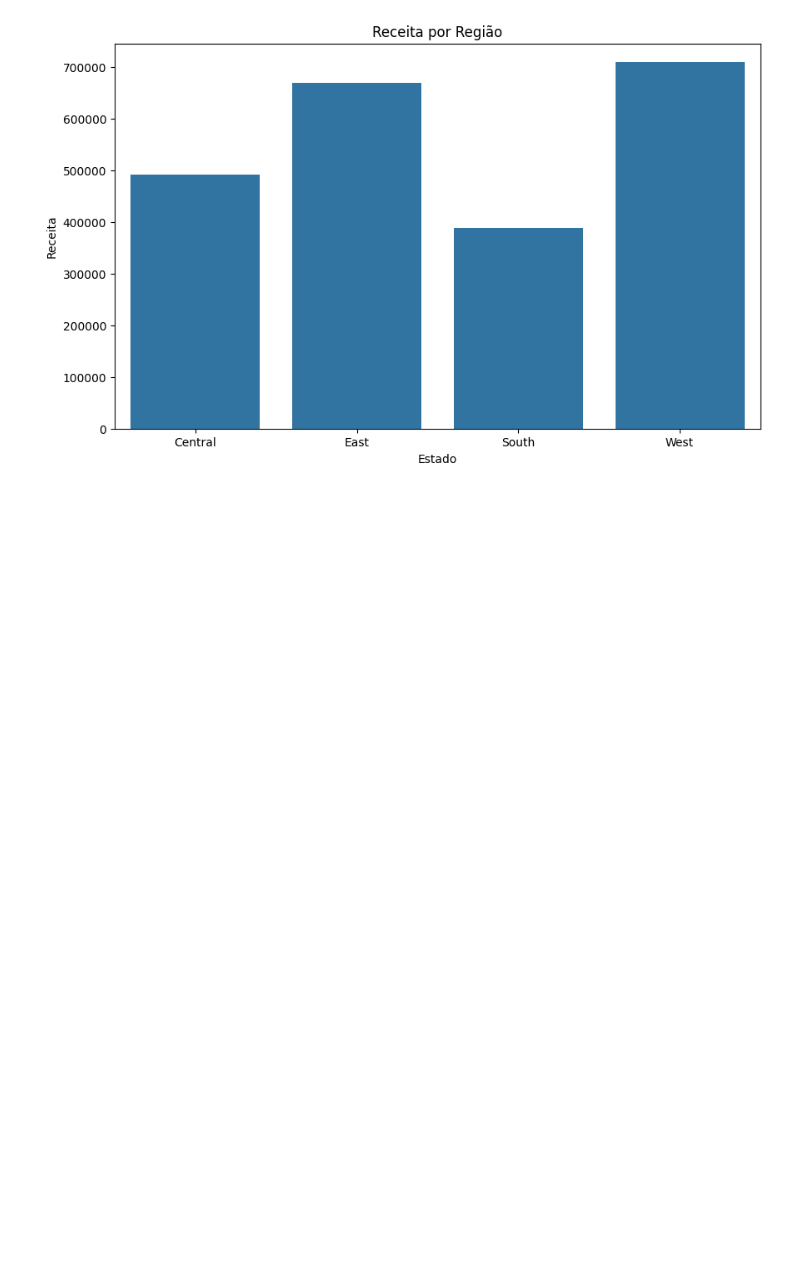
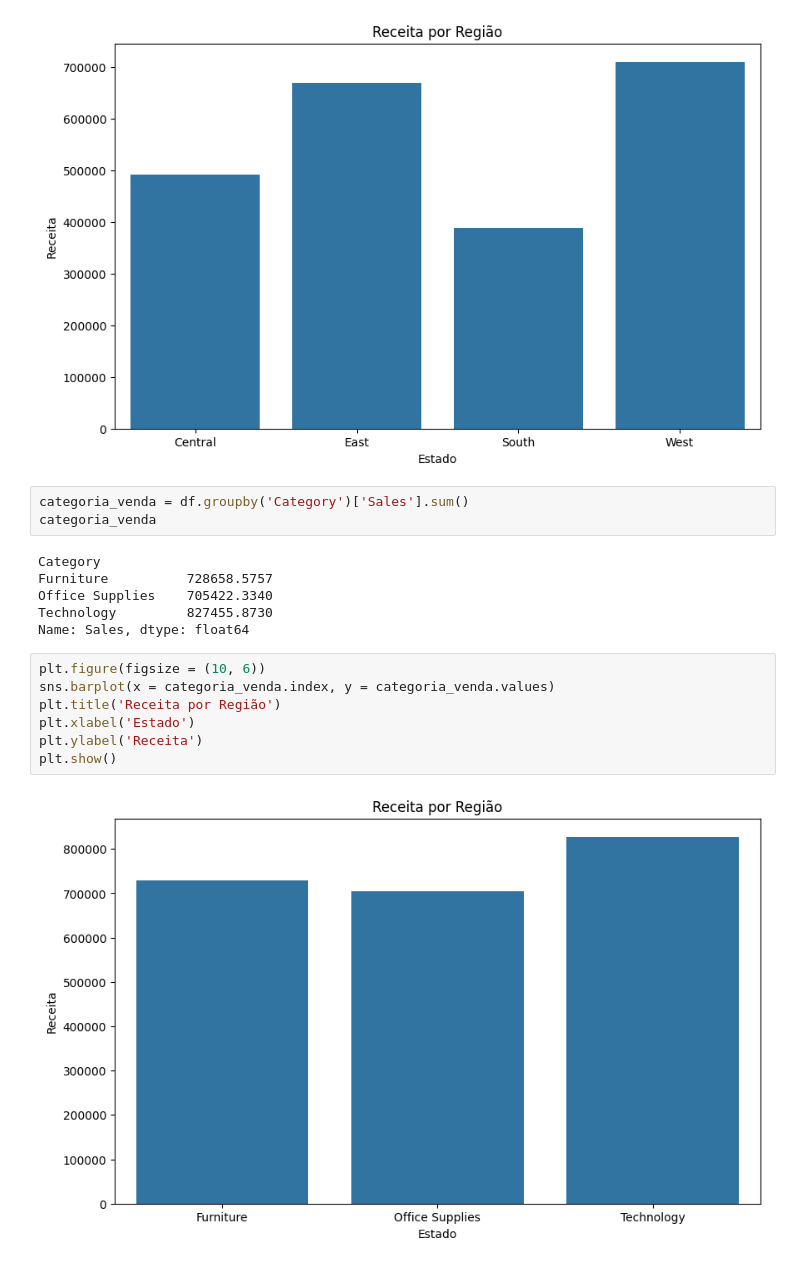
Before and after one commit to GuilhermeAugustox/Analise-de-Dados-de-Venda, a Jupyter notebook: abertura.ipynb, the cells around one changed output. Saved outputs shown, nothing was run; the diff lists cells and outputs as text; blank space fills up the shorter version.

```diff
--- a/abertura.ipynb
+++ b/abertura.ipynb
@@ -142,3 +142,21 @@ plt.ylabel('Receita')
 plt.show()
 # %% [output]
 [figure]
+# %%
+categoria_venda = df.groupby('Category')['Sales'].sum()
+categoria_venda
+# %% [output]
+Category
+Furniture          728658.5757
+Office Supplies    705422.3340
+Technology         827455.8730
+Name: Sales, dtype: float64
+# %%
+plt.figure(figsize = (10, 6))
+sns.barplot(x = categoria_venda.index, y = categoria_venda.values)
+plt.title('Receita por Região')
+plt.xlabel('Estado')
+plt.ylabel('Receita')
+plt.show()
+# %% [output]
+[figure, added]
```
Also changed, not shown: parts of 9 cells of this notebook.
